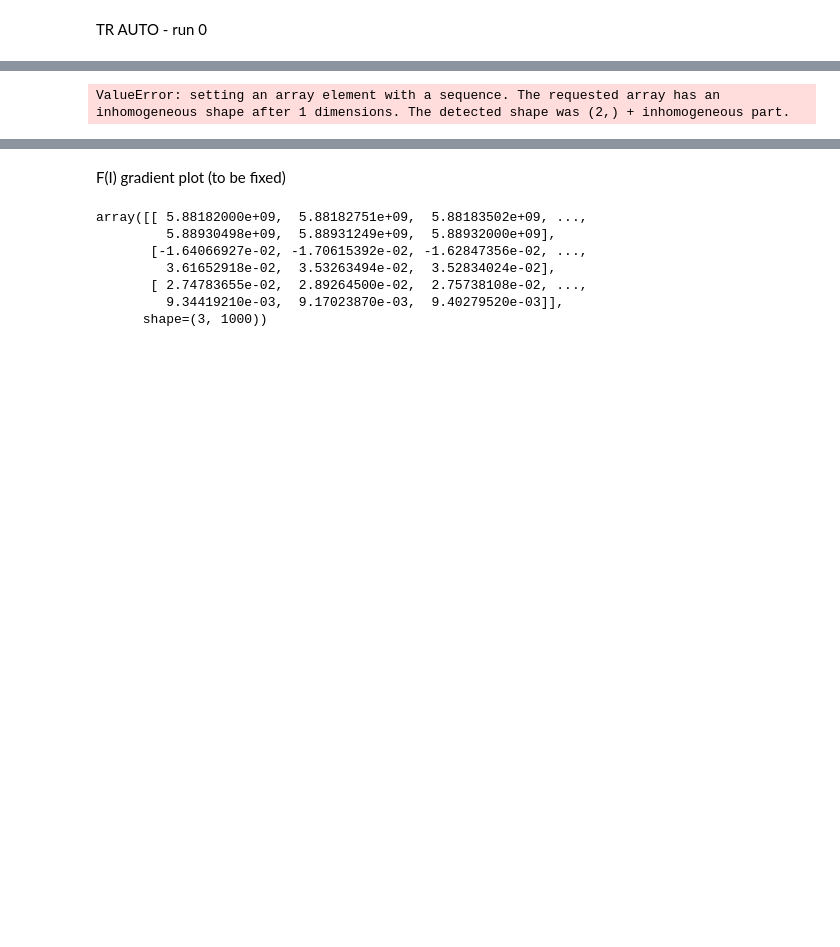
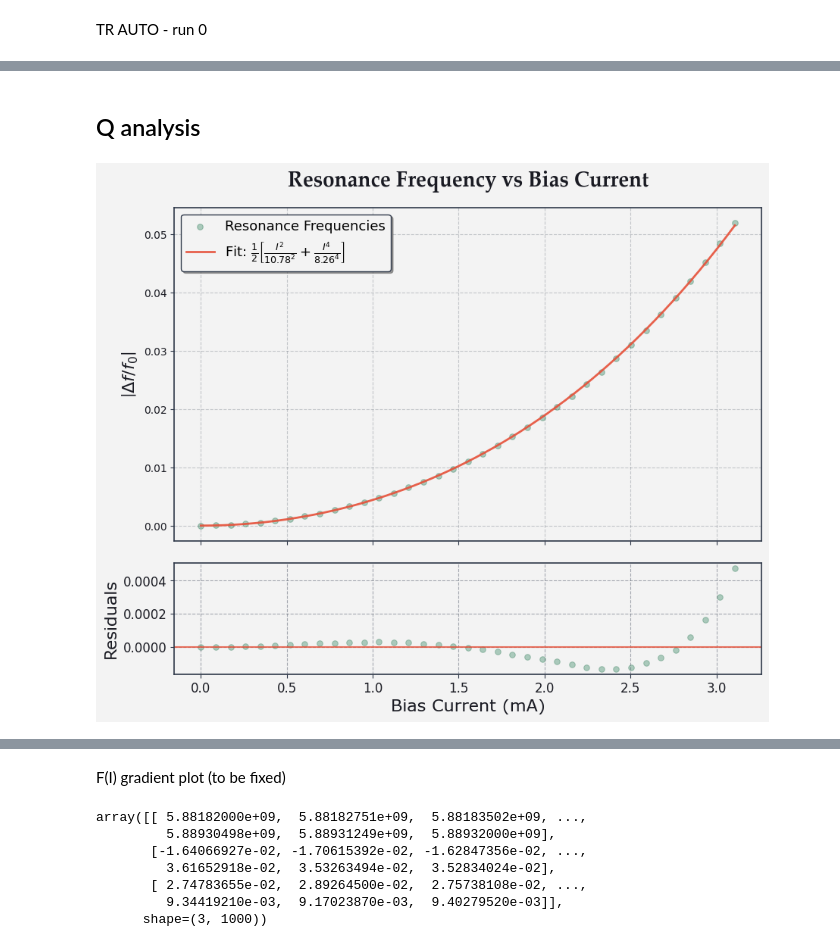
Before and after one commit to biqute/QTLab2425, a Jupyter notebook: IRdetection/Analysis/TRauto_charachterization.ipynb, the cells around one changed output, grey strips where cells are left out. Cells and saved outputs as stored; diff of their text form; code cells hidden in the pictures; blank space fills up the shorter version.

```diff
--- a/IRdetection/Analysis/TRauto_charachterization.ipynb
+++ b/IRdetection/Analysis/TRauto_charachterization.ipynb
@@ -173,3 +293,5 @@ KeyboardInterrupt:
+# %% [markdown]
+## Q analysis
 # %%
 # Renormalize the resonance frequencies with respect to the frequency at 0 bias current
 resonance_frequneces_normalized = np.array(resonance_frequneces)
@@ -177,62 +299,48 @@ bias_currents = np.array(bias_currents)
 resonance_frequneces_normalized -= resonance_frequneces[0]
 resonance_frequneces_normalized /= resonance_frequneces[0] if resonance_frequneces[0] != 0 else 1
 # %%
+import matplotlib as mpl
+
 # Fit resonance frequency vs bias current
 model = md.parametric_resonator_peak_vs_bias_current
 fitter = Fitter(model_function=model,
                     param_names=["a", "b"],
                     data=np.array([bias_currents, abs(resonance_frequneces_normalized)]).T,
                     loss_function=LeastSquares,
                     params_initial_guess={"a": 1, "b": 1}, # initial guess for the parameters
                 )
 
 
 
 result = fitter.fit()
 fitted_params = result.values.to_dict()
 
-# test_params = {
-#     "a": -1e4,
-#     "b": -1e3,
-# }
+#model: 0.5*((i**2 / a**2) + (i**4 / b**4))
 
-# Plot the resonance frequencies vs bias currents
-# plt.figure(figsize=(10, 6))
-# plt.scatter(bias_currents, abs(resonance_frequneces_normalized), color='blue', label='Data')
-# linspace = np.linspace(min(bias_currents), max(bias_currents), 200)
-# plt.plot(linspace, model(linspace, *fitted_params.values()), label='Fit', color='red')
 data = np.array([bias_currents, abs(resonance_frequneces_normalized)]).T
-plot_fit(data=data, model=model, model_params=fitted_params,
-        title='Resonance Frequency vs Bias Current',
-        xlabel='Bias Current (mA)',
-        ylabel='Resonance Frequency shift (module)(Hz)',
-        palette=palette,
-        typography=typography,
-        rasterize_points=False,)
-# plt.plot(bias_currents, model(bias_currents, *test_params.values()), label='Test', color='green', linestyle='--')
-# # Add a and b to the plot
-# plt.text(0.95, 0.1, f'a: {fitted_params["a"]:.2e}', transform=plt.gca().transAxes, ha='right')
-# plt.text(0.95, 0.06, f'b: {fitted_params["b"]:.2e}', transform=plt.gca().transAxes, ha='right')
+# Plot using LaTeX for text rendering
+# enable LaTeX
 
-# plt.xlabel('Bias Current (mA)')
-# plt.ylabel('Resonance Frequency shift (module)(Hz)')
-# plt.title('Resonance Frequency vs Bias Current Higher resonator')
-# plt.legend()
-# plt.grid()
-# plt.show()
+# disable LaTeX rendering and use mathtext (Matplotlib's built-in math renderer)
+mpl.rcParams['text.usetex'] = False
 
-# print("total quality factor Qt:", Qt)
-# print("coupling quality factor Qc:", Qc)
-# #graph Qt as a function of bias current
-# #create Qt array: 1/Qt = 1/Qt - 1/Qc
-
-# Qt = []
-# for i in range(len(Qt)):
-#         if np.array(Qc)[i] < 60000:
-#                 Qt_value = abs(1 / Qt[i] - 1 / Qc[i]) ** -1
-#                 Qt.append(Qt_value)
-#         else:
-#                 Qt.append(np.nan)  # or skip this value entirely
+plot_fit(
+    data=data,
+    model=model,
+    model_params=fitted_params,
+    title=r'Resonance Frequency vs Bias Current',
+    xlabel=r'Bias Current (mA)',
+    ylabel=r'$\left|\Delta f / f_0\right|$',  # mathtext will still render this correctly
+    data_label=r'Resonance Frequencies',
+    model_label=(
+        r'Fit: $\frac{1}{2}\left[\frac{I^2}{%.2f^2} + \frac{I^4}{%.2f^4}\right]$'
+        % (fitted_params["a"], fitted_params["b"])
+    ),
+    palette=palette,
+    typography=typography,
+    rasterize_points=False,
+)
+plt.show()
 # %% [output]
-ValueError: setting an array element with a sequence. The requested array has an inhomogeneous shape after 1 dimensions. The detected shape was (2,) + inhomogeneous part.
+[figure, added]
 # %%
```
Also changed, not shown: parts of 7 cells of this notebook, 46 other files.
